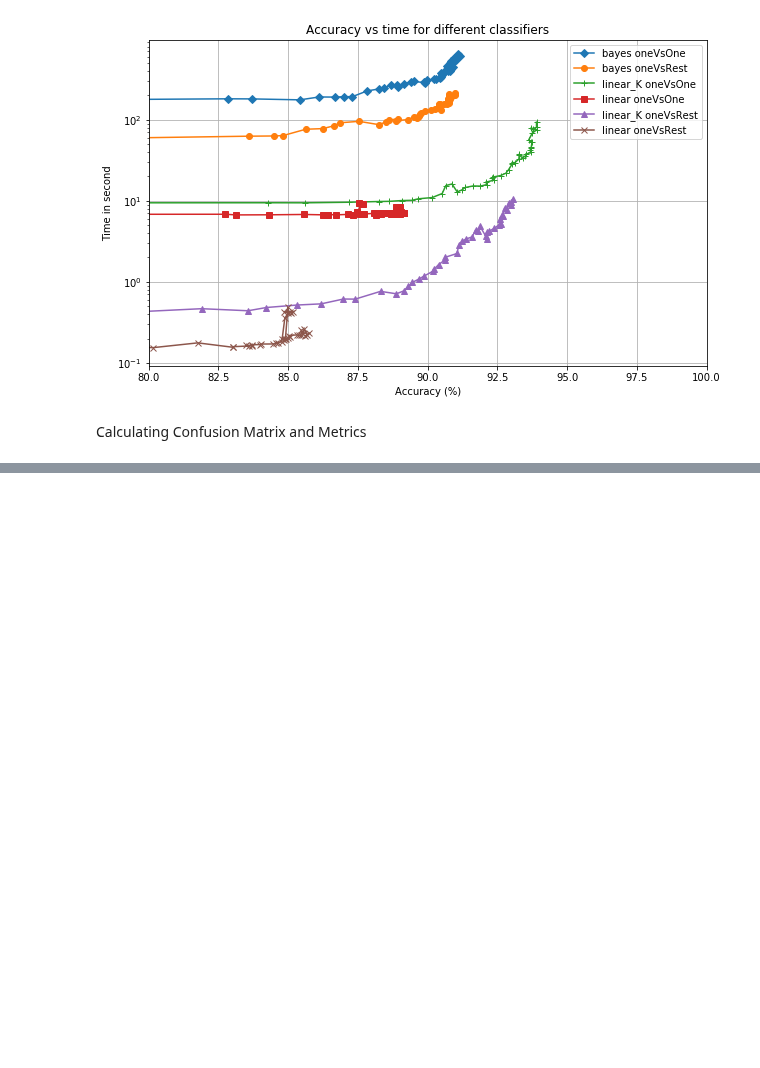
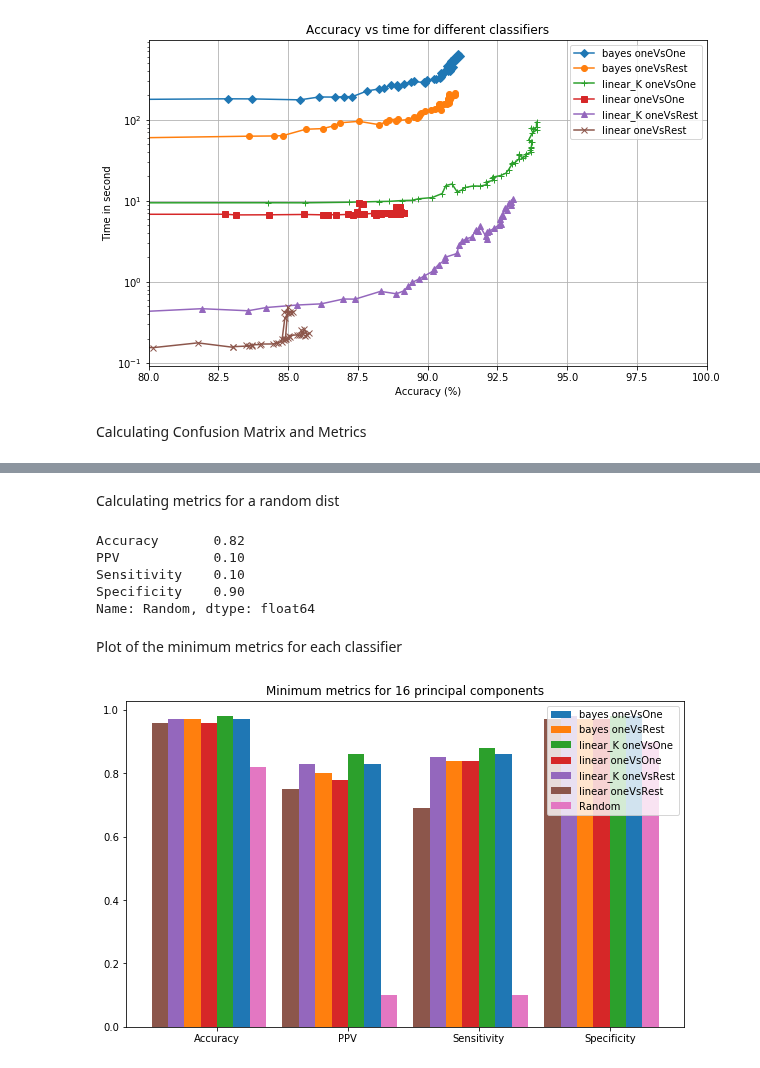
Before and after one commit to teambengio/finalproject, a Jupyter notebook: finalproject-allvsall.ipynb, the cells around one changed output, grey strips where cells are left out. Drawn from its saved outputs; the diff is of its cells as text; code cells hidden in the pictures; blank space fills up the shorter version.

```diff
--- a/finalproject-allvsall.ipynb
+++ b/finalproject-allvsall.ipynb
@@ -1018,3 +1032,47 @@ Confusion Matrix and Metrics for linear oneVsOne with 16 PC
 | Sensitivity | 0.88 | 0.84 | 0.91 | 0.87 | 0.85 | 0.93 | 0.84 | 0.88 | 0.87 | 0.90 | 0.84 |
 | Specificity | 0.99 | 0.99 | 0.99 | 0.99 | 0.99 | 0.98 | 0.99 | 0.99 | 0.97 | 0.97 | 0.97 |
 ... (6 outputs left out)
+# %% [markdown]
+Calculating metrics for a random dist
+# %%
+num = len(digits)
+TP_rand = 1
+FN_rand = FP_rand = (num - 1)
+TN_rand = (num-1)**2
+#def get_sensitivity(TP, FN, FP, TN) :
+min_metrics['Random'] = 0.0
+for metric in metrics_list :
+    min_metrics['Random'][metric] = round(metrics_func[metric](TP_rand, FN_rand, FP_rand, TN_rand) ,2)
+min_metrics['Random']
+# %% [output]
+Accuracy       0.82
+PPV            0.10
+Sensitivity    0.10
+Specificity    0.90
+Name: Random, dtype: float64
+# %% [markdown]
+Plot of the minimum metrics for each classifier
+# %%
+pos = range(len(min_metrics.index))
+bars_per_group = len(min_metrics.columns)
+# One extra bar width for separation
+width = round(1.0/(bars_per_group+1),3)
+
+fig = plt.figure()
+for i in [5, 2, 4, 3, 1, 0] :
+    expt, m, p = exptList[i]
+    plt.bar([center + i*width for center in pos], min_metrics[expt], width, label="{} {}".format(modelList[m],policyList2[p]))
+# Random bar:
+i = len(exptList)
+plt.bar([center + i*width for center in pos], min_metrics['Random'], width, label='Random')
+#plt.ylabel("%")
+plt.title("Minimum metrics for {} principal components".format(numPC))
+plt.legend(loc="best")
+plt.xticks([p + (bars_per_group/2.0)  * width for p in pos], min_metrics.index)
+fig.set_size_inches(10,6)
+fName = os.path.join(pDir,'min_metrics_n{}_{}.png'.format(numPC,rev))
+savefig(fName, bbox_inches='tight')
+fig.set_size_inches(10,6)
+plt.show()
+# %% [output]
+[figure, added]
```
Also changed, not shown: parts of 2 cells of this notebook, 1 other file.
